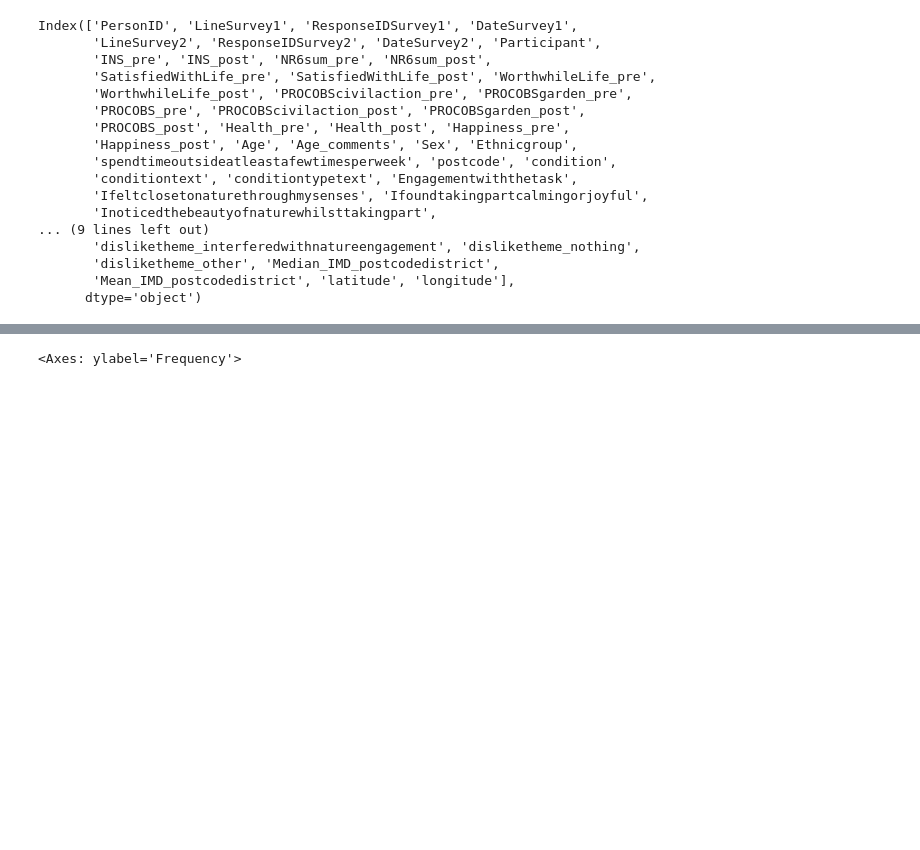
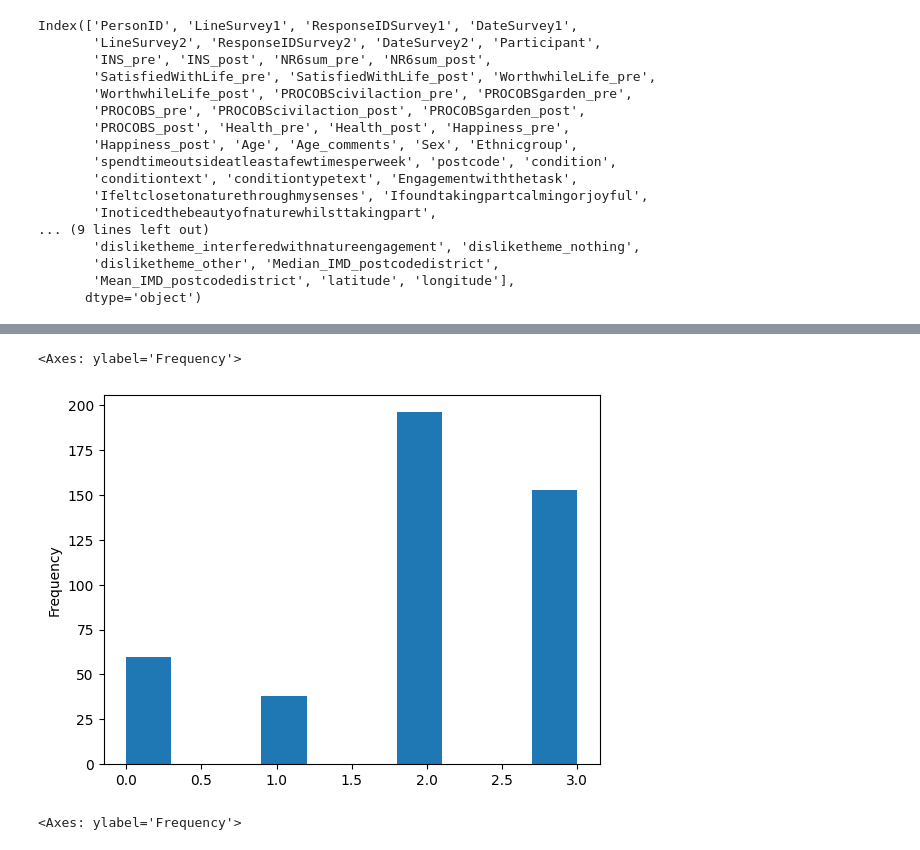
Before and after one commit to fraserdeans/lis-everything-counts-1, a Jupyter notebook: notebook.ipynb, the cells around one changed output, grey strips where cells are left out. Cells and saved outputs as stored; diff of their text form; code cells hidden in the pictures; blank space fills up the shorter version.

```diff
--- a/notebook.ipynb
+++ b/notebook.ipynb
@@ -176,3 +213,8 @@ Index(['PersonID', 'LineSurvey1', 'ResponseIDSurvey1', 'DateSurvey1',
+# %%
+df['Engagementwiththetask'].plot(kind='hist')
+# %% [output]
+<Axes: ylabel='Frequency'>
+[figure, added]
 # %%
 df['SatisfiedWithLife_pre'].plot(kind='hist')
 # %% [output]
```
Also changed, not shown: parts of 16 cells of this notebook.
